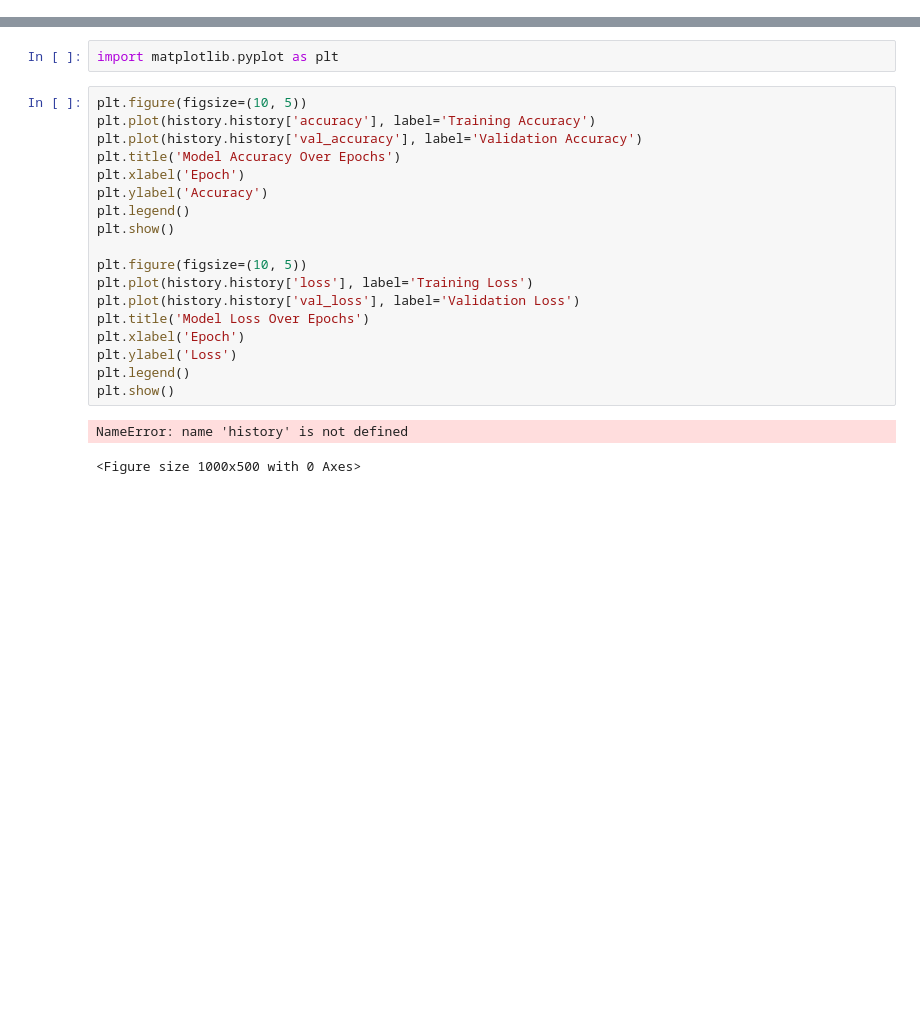
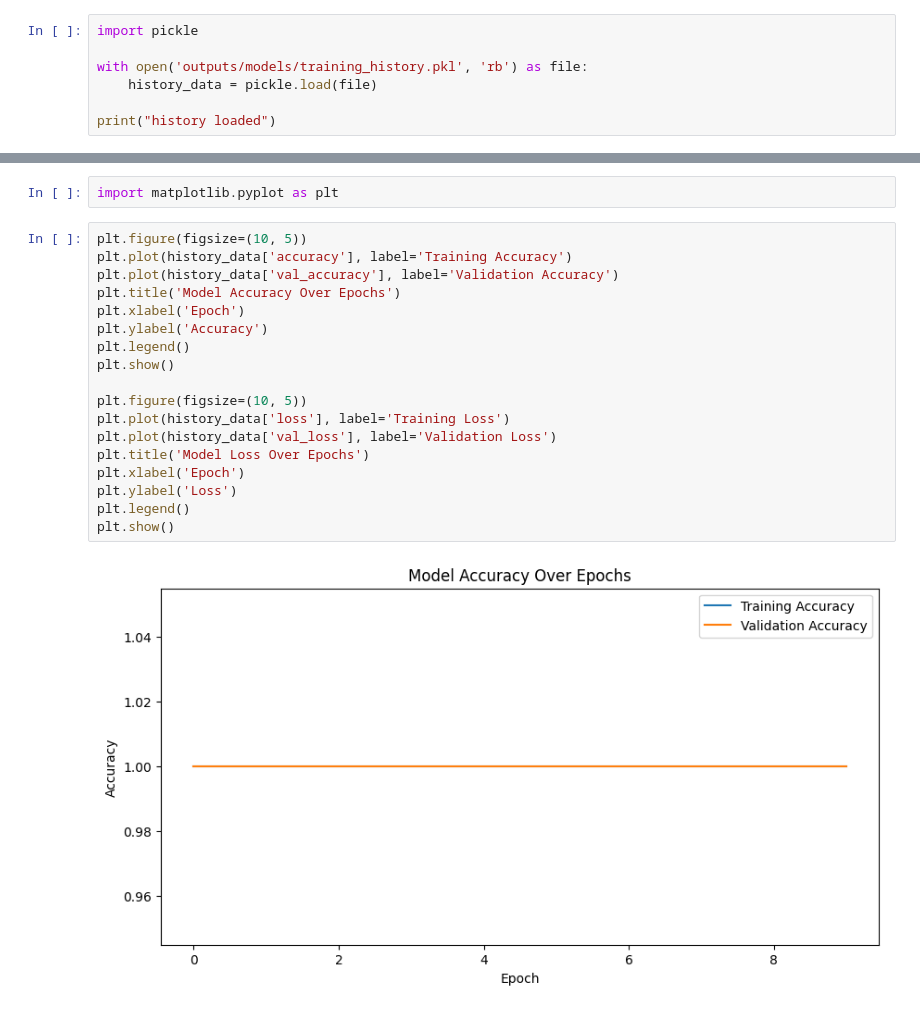
Before and after one commit to NorfolkTate/milestone-project-mildew-detection-in-cherry-leaves, a Jupyter notebook: jupyter_notebooks/5_model_evaluation.ipynb, the cells around one changed output, grey strips where cells are left out. Cells and saved outputs as stored; diff of their text form; blank space fills up the shorter version.

Commit message:
fix error in model saving by importing pickle

```diff
--- a/jupyter_notebooks/5_model_evaluation.ipynb
+++ b/jupyter_notebooks/5_model_evaluation.ipynb
@@ -97,3 +97,10 @@ AUTOTUNE = tf.data.AUTOTUNE
 test_ds = test_ds.prefetch(buffer_size=AUTOTUNE)
 # %% [markdown]
 The model is now saved locally and loaded into this notebook ready for the next step of evaluating it's performance against the test data set
+# %%
+import pickle
+
+with open('outputs/models/training_history.pkl', 'rb') as file:
+    history_data = pickle.load(file)
+
+print("history loaded")
@@ -127,24 +136,23 @@ Test Accuracy: 0.5807
 Test Loss: 0.6564
 # %%
 import matplotlib.pyplot as plt
-# %%
-plt.figure(figsize=(10, 5))
-plt.plot(history.history['accuracy'], label='Training Accuracy')
-plt.plot(history.history['val_accuracy'], label='Validation Accuracy')
-plt.title('Model Accuracy Over Epochs')
-plt.xlabel('Epoch')
-plt.ylabel('Accuracy')
-plt.legend()
-plt.show()
-
-plt.figure(figsize=(10, 5))
-plt.plot(history.history['loss'], label='Training Loss')
-plt.plot(history.history['val_loss'], label='Validation Loss')
-plt.title('Model Loss Over Epochs')
-plt.xlabel('Epoch')
-plt.ylabel('Loss')
-plt.legend()
-plt.show()
-# %% [output]
-NameError: name 'history' is not defined
-<Figure size 1000x500 with 0 Axes>
+# %%
+plt.figure(figsize=(10, 5))
+plt.plot(history_data['accuracy'], label='Training Accuracy')
+plt.plot(history_data['val_accuracy'], label='Validation Accuracy')
+plt.title('Model Accuracy Over Epochs')
+plt.xlabel('Epoch')
+plt.ylabel('Accuracy')
+plt.legend()
+plt.show()
+
+plt.figure(figsize=(10, 5))
+plt.plot(history_data['loss'], label='Training Loss')
+plt.plot(history_data['val_loss'], label='Validation Loss')
+plt.title('Model Loss Over Epochs')
+plt.xlabel('Epoch')
+plt.ylabel('Loss')
+plt.legend()
+plt.show()
+# %% [output]
+[figure, added]
```
Also changed, not shown: parts of 2 cells of this notebook, 1 other file.
